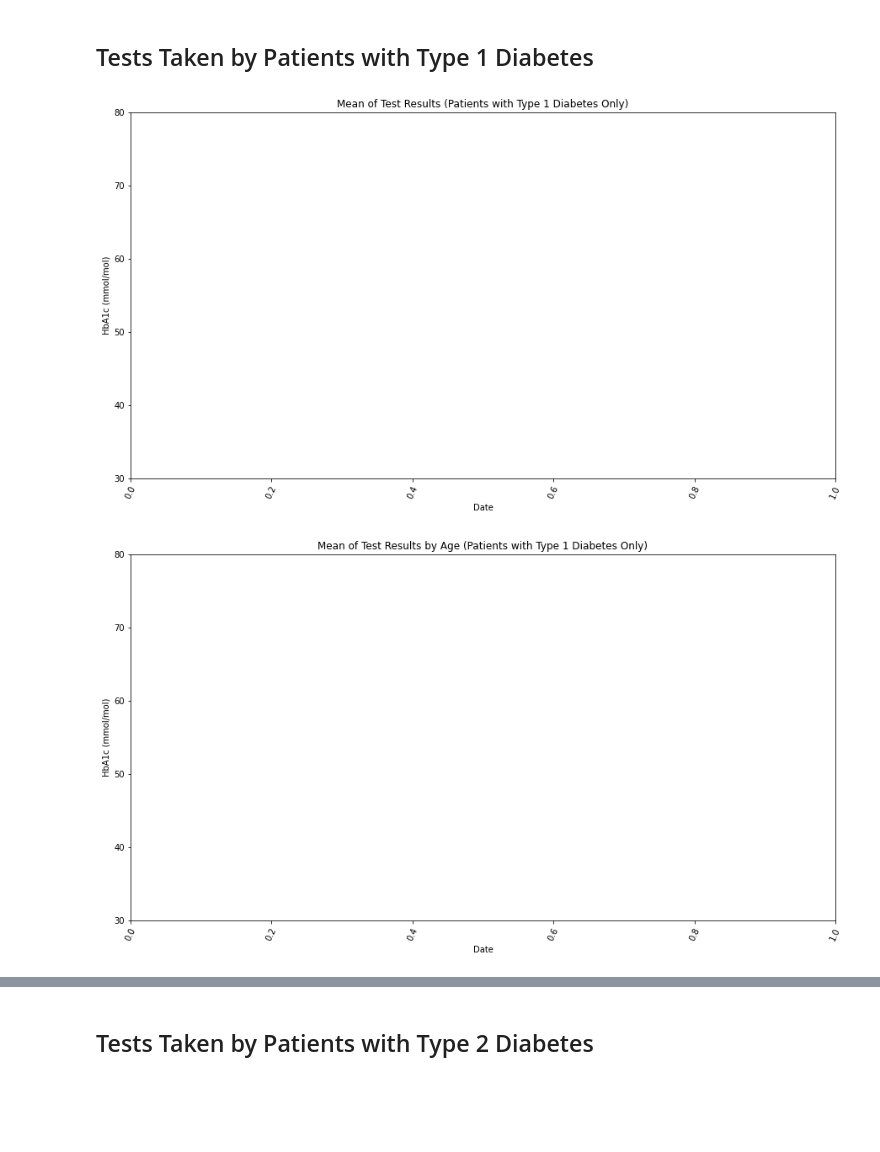
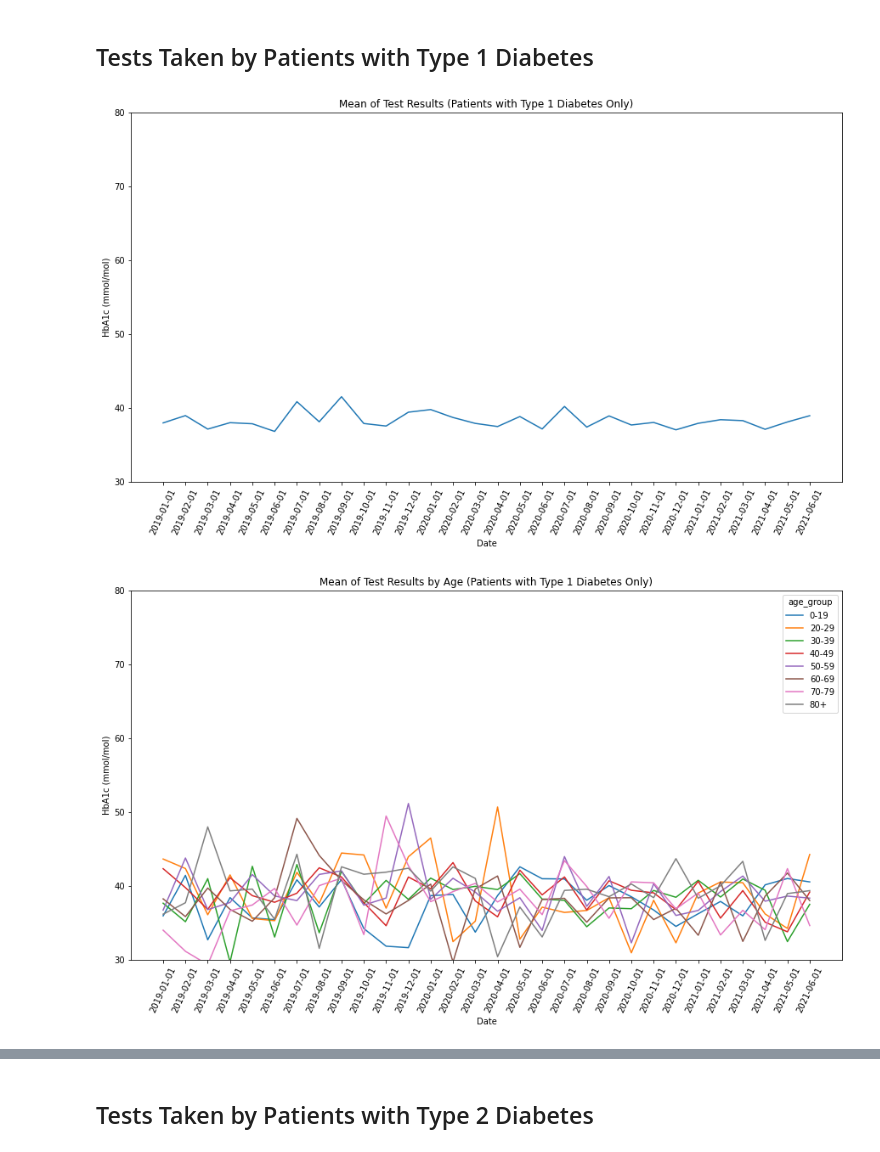
Before and after one commit to opensafely/HbA1c-levels, a Jupyter notebook: notebooks/hba1c_levels.ipynb, the cells around one changed output, grey strips where cells are left out. Cells and saved outputs as stored; diff of their text form; code cells hidden in the pictures; blank space fills up the shorter version.

```diff
--- a/notebooks/hba1c_levels.ipynb
+++ b/notebooks/hba1c_levels.ipynb
@@ -55,8 +54,6 @@ def create_chart(df_in, group, title):
         group == 'learning_disability'
     ) or (
         group == 'mental_illness'
-    ) or (
-        group == 'young_adult'
     ):
         ax = sns.lineplot(x = 'date', y = 'hba1c_mmol_per_mol', data = df_in)
     else:
@@ -74,9 +71,9 @@ def create_chart(df_in, group, title):
 # Read in input files
 li = []
 
-for file in glob('../output/data/input*'):
-    if file.split('_')[1] not in ['ethnicity.feather']:
-        df_temp = pd.read_feather(file)
+for file in glob('../output/data/input*.csv'):
+    if file.split('_')[1] not in ['ethnicity.csv']:
+        df_temp = pd.read_csv(file)
         df_temp['date'] = file[21:-4]
         li.append(df_temp)
 
@@ -149,37 +141,33 @@ df_age_t1 = compute_mean(df_t1, 'age_group')
 create_chart(df_age_t1.loc[df_age_t1.age_group != 'missing'], 'age_group',
              'Mean of Test Results by Age (Patients with Type 1 Diabetes Only)')
 
 # Sex
 df_sex_t1 = compute_mean(df_t1, 'sex')
 create_chart(df_sex_t1.loc[df_sex_t1.sex.isin(['F','M'])], 'sex',
              'Mean of Test Results by Sex (Patients with Type 1 Diabetes Only)')
 
 # Ethnicity
 df_eth_t1 = compute_mean(df_t1, 'ethnicity')
 create_chart(df_eth, 'ethnicity',
              'Mean of Test Results by Ethnicity (Patients with Type 1 Diabetes Only)')
 
 # Region
 df_region_t1 = compute_mean(df_t1, 'region')
 create_chart(df_region_t1, 'region',
              'Mean of Test Results by Region (Patients with Type 1 Diabetes Only)')
 
 # IMD
 df_imd_t1 = compute_mean(df_t1, 'imd')
 create_chart(df_imd_t1, 'imd',
              'Mean of Test Results by IMD (Patients with Type 1 Diabetes Only)')
 
 # Learning Disability
 df_ld_t1 = compute_mean(df_t1, 'learning_disability')
 create_chart(df_ld_t1.loc[df_ld_t1.learning_disability == 1], 'learning_disability', 'Mean of Test Results (Patients with Learning Disability and Type 1 Diabetes)')
 
 # Mental Illness
 df_mi_t1 = compute_mean(df_t1, 'mental_illness')
-create_chart(df_mi_t1.loc[df_mi_t1.mental_illness == 1], 'mental_illness', 'Mean of Test Results (Patients with Severe Mental Illness and Type 1 Diabetes)')
-
-# Young Adult
-df_ya_t1 = compute_mean(df_t1, 'young_adult')
-create_chart(df_ya_t1.loc[df_ya_t1.young_adult == 1], 'young_adult', 'Mean of Test Results (Young Adults Aged 16-24 with Type 1 Diabetes)')
+create_chart(df_mi_t1.loc[df_mi_t1.mental_illness == 1], 'mental_illness', 'Mean of Test Results (Patients with Mental Illness and Type 1 Diabetes)')
 # %% [output]
-[figure, old version]
+[figure, new version]
-[figure, old version]
+[figure, new version]
```
Also changed, not shown: parts of 4 cells of this notebook, 3 other files.
